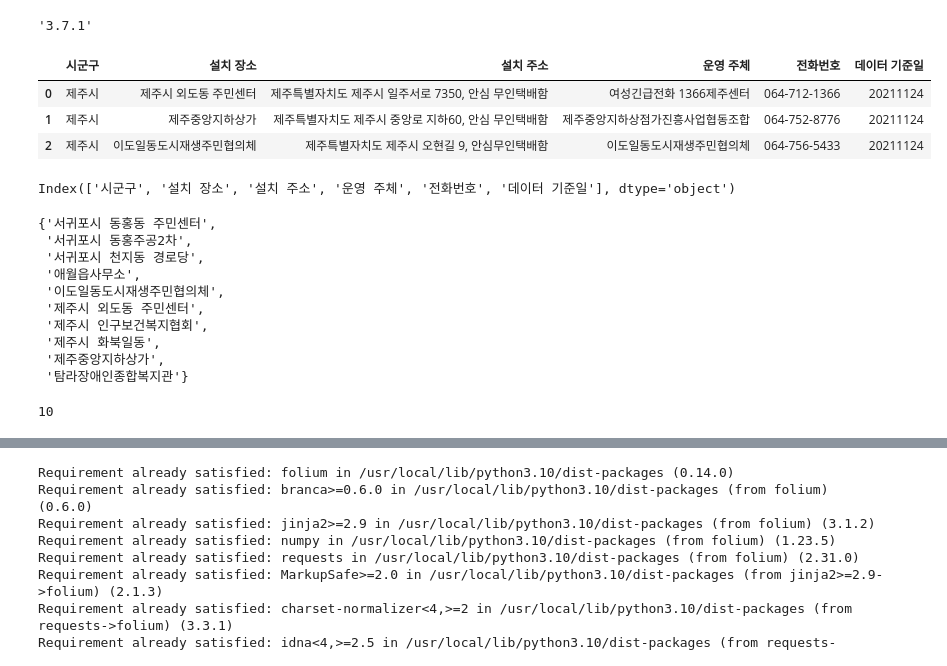
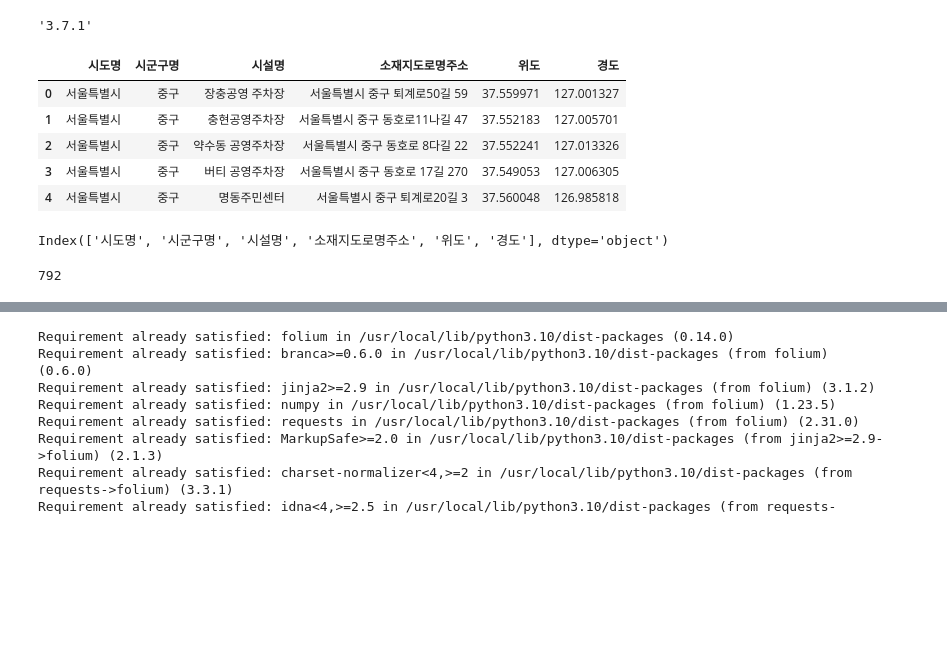
Before and after one commit to yeonwoo3611/jejumaster, a Jupyter notebook: kimyeonwoo.ipynb, the cells around one changed output, grey strips where cells are left out. Drawn from its saved outputs; the diff is of its cells as text; code cells hidden in the pictures; blank space fills up the shorter version.

```diff
--- a/kimyeonwoo.ipynb
+++ b/kimyeonwoo.ipynb
@@ -2,7 +2,7 @@
 <a href="https://colab.research.google.com/github/yeonwoo3611/jejumaster/blob/main/kimyeonwoo.ipynb" target="_parent"><img src="https://colab.research.google.com/assets/colab-badge.svg" alt="Open In Colab"/></a>
 # %%
 PATH = './sample_data/'
-FILE = '제주특별자치도무인택배시스템운영현황.csv'
+FILE = '전국무인택배함표준데이터.csv'
 # %%
 !sudo apt-get install -y fonts-nanum
 !sudo fc-cache -fv
@@ -41,32 +41,21 @@ print(np.__version__)
 # %%
 import pandas as pd
 
 file = PATH+FILE
-df = pd.read_csv(file, encoding = 'utf_8') #cp949: 윈도우OS 기본 인코딩 포맷
-df.head(3)
+df = pd.read_csv(file, encoding = 'cp949') #cp949: 윈도우OS 기본 인코딩 포맷
+df.head(5)
 # %% [output]
-|  | 시군구 | 설치 장소 | 설치 주소 | 운영 주체 | 전화번호 | 데이터 기준일 |
-| 0 | 제주시 | 제주시 외도동 주민센터 | 제주특별자치도 제주시 일주서로 7350, 안심 무인택배함 | 여성긴급전화 1366제주센터 | 064-712-1366 | 20211124 |
-| 1 | 제주시 | 제주중앙지하상가 | 제주특별자치도 제주시 중앙로 지하60, 안심 무인택배함 | 제주중앙지하상점가진흥사업협동조합 | 064-752-8776 | 20211124 |
-| 2 | 제주시 | 이도일동도시재생주민협의체 | 제주특별자치도 제주시 오현길 9, 안심무인택배함 | 이도일동도시재생주민협의체 | 064-756-5433 | 20211124 |
+|  | 시도명 | 시군구명 | 시설명 | 소재지도로명주소 | 위도 | 경도 |
+| 0 | 서울특별시 | 중구 | 장충공영 주차장 | 서울특별시 중구 퇴계로50길 59 | 37.559971 | 127.001327 |
+| 1 | 서울특별시 | 중구 | 충현공영주차장 | 서울특별시 중구 동호로11나길 47 | 37.552183 | 127.005701 |
+| 2 | 서울특별시 | 중구 | 약수동 공영주차장 | 서울특별시 중구 동호로 8다길 22 | 37.552241 | 127.013326 |
+| 3 | 서울특별시 | 중구 | 버티 공영주차장 | 서울특별시 중구 동호로 17길 270 | 37.549053 | 127.006305 |
+| 4 | 서울특별시 | 중구 | 명동주민센터 | 서울특별시 중구 퇴계로20길 3 | 37.560048 | 126.985818 |
 # %%
 df.columns #컬럼 이름 확인
 # %% [output]
-Index(['시군구', '설치 장소', '설치 주소', '운영 주체', '전화번호', '데이터 기준일'], dtype='object')
+Index(['시도명', '시군구명', '시설명', '소재지도로명주소', '위도', '경도'], dtype='object')
-# %%
-set(df['설치 장소']) #고유한 컬럼만 출력하기
-# %% [output]
-{'서귀포시 동홍동 주민센터',
- '서귀포시 동홍주공2차',
- '서귀포시 천지동 경로당',
- '애월읍사무소',
- '이도일동도시재생주민협의체',
- '제주시 외도동 주민센터',
- '제주시 인구보건복지협회',
- '제주시 화북일동',
- '제주중앙지하상가',
- '탐라장애인종합복지관'}
 # %%
-len(set(df['설치 장소'])) #총 개수 출력
+len(set(df['시설명'])) #총 개수 출력
 # %% [output]
-10
+792
```
Also changed, not shown: parts of 11 cells of this notebook.
